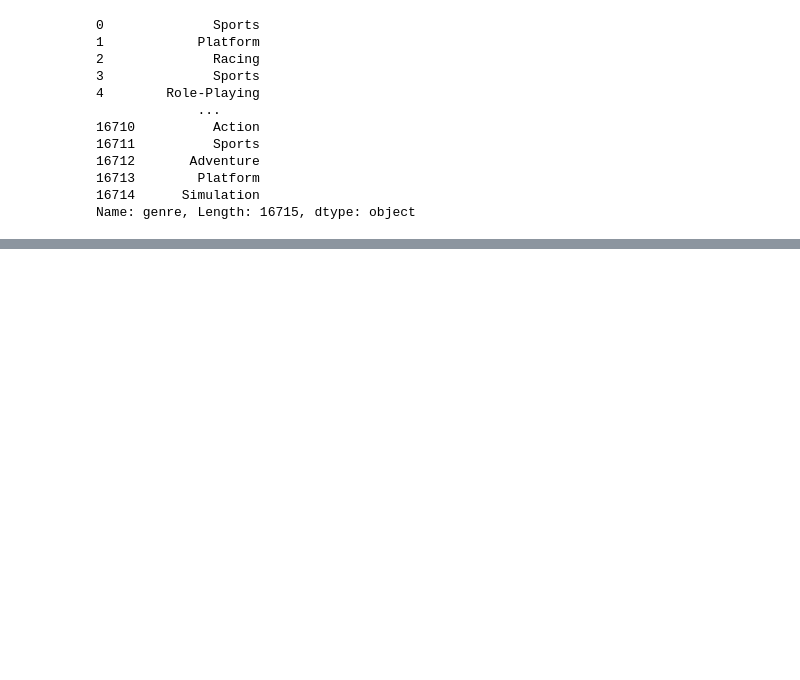
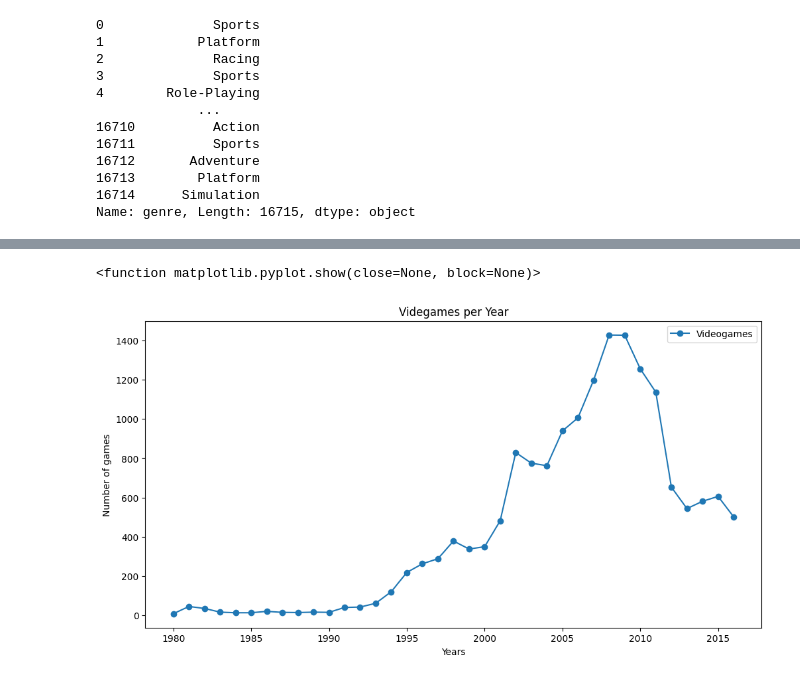
Before and after one commit to aldotoms/Proyectos-Finales-Github, a Jupyter notebook: Proyecto SP6 V1.0.ipynb, the cells around one changed output, grey strips where cells are left out. Drawn from its saved outputs; the diff is of its cells as text; code cells hidden in the pictures; blank space fills up the shorter version.

```diff
--- a/Proyecto SP6 V1.0.ipynb
+++ b/Proyecto SP6 V1.0.ipynb
@@ -238,6 +280,6 @@ Name: year_of_release, Length: 16715, dtype: object
 # %%
-# Rellenamos los nombres ausentes por la palabra "unknown"
-df_games['genre'] = df_games['genre'].fillna('unknown')
+# Rellenamos los géneros ausentes por la palabra "unknown"
+df_games['genre'] = df_games['genre'].fillna('other')
 print(df_games['genre'])
 # %% [output]
 0              Sports
@@ -258,0 +403,4 @@ Explica por qué rellenaste los valores ausentes como lo hiciste o por qué deci
+# %%
+# Rellenamos los valores ausentes con la palabra "unclassified"
+df_games['rating'] = df_games['rating'].fillna('unclassified')
+df_games['rating'].unique()
@@ -258,0 +414,5 @@ Explica por qué rellenaste los valores ausentes como lo hiciste o por qué deci
+# %%
+# Creamos una nueva columna que contenga el valor de las ventas totales de todas las regiones por videojuego
+total_sales = df_games[['na_sales',	'eu_sales',	'jp_sales',	'other_sales']].sum(axis=1)
+df_games.insert(8, 'total_sales', total_sales)
+df_games
@@ -258,0 +457,11 @@ Explica por qué rellenaste los valores ausentes como lo hiciste o por qué deci
+# %%
+# Agruparemos los videojuegos lanzados por año
+games_year = df_games.groupby('year_of_release')['name'].count().sort_index(ascending=True).reset_index()
+
+# Discriminamos los videojuegos que no tienen año de lanzamiento registrado
+games_year = games_year[games_year['year_of_release'] != 0]
+
+# Renombramos las columnas
+games_year.columns = ['year', 'games']
+
+games_year
@@ -258,0 +486,16 @@ Explica por qué rellenaste los valores ausentes como lo hiciste o por qué deci
+# %%
+# Creamos un gráfico de líneas para los videojuegos lanzados por año
+ax = games_year.plot(kind='line',
+                     x='year',
+                     y='games',
+                     marker='o',
+                     title='Videgames per Year',
+                     xlabel='Years',
+                     ylabel='Number of games',
+                     figsize=[12, 6]
+                     )
+plt.legend(['Videogames'])
+plt.show
+# %% [output]
+<function matplotlib.pyplot.show(close=None, block=None)>
+[figure, added]
```
Also changed, not shown: parts of 55 cells of this notebook.
